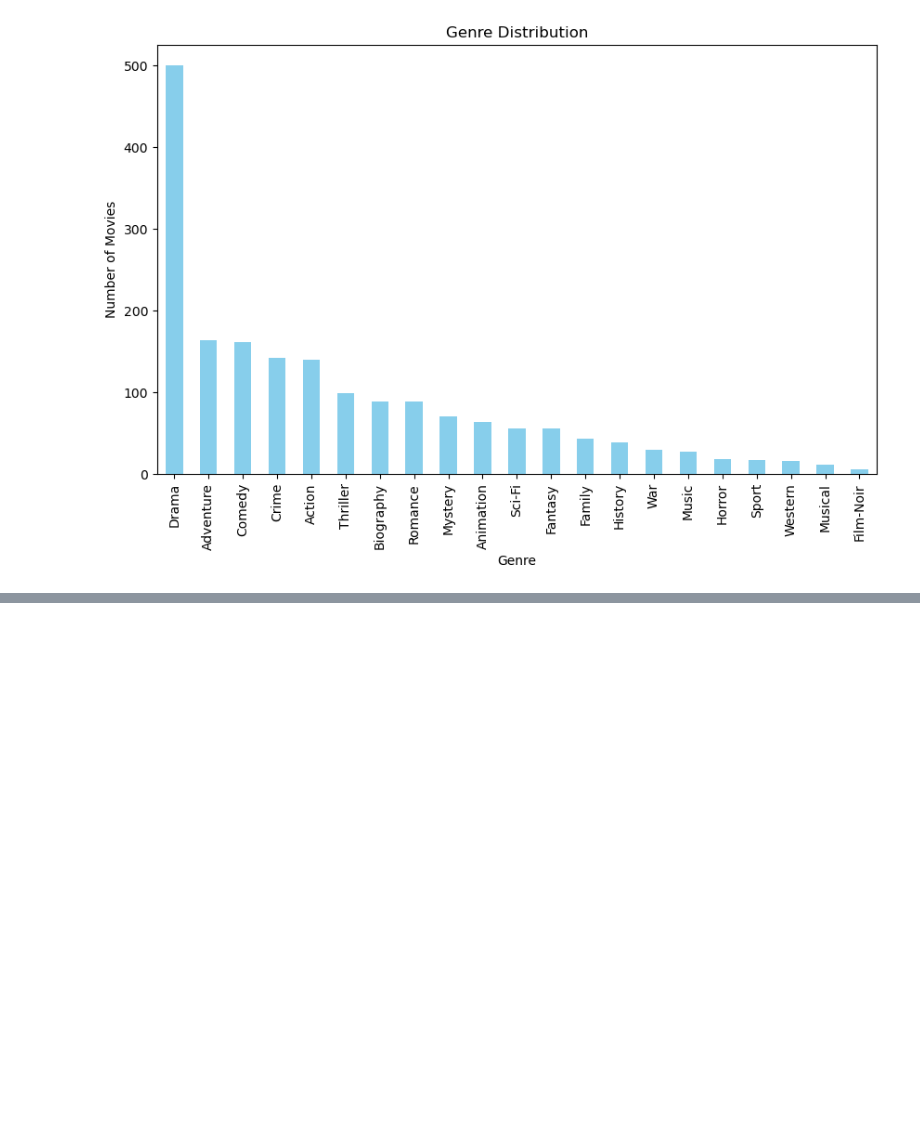
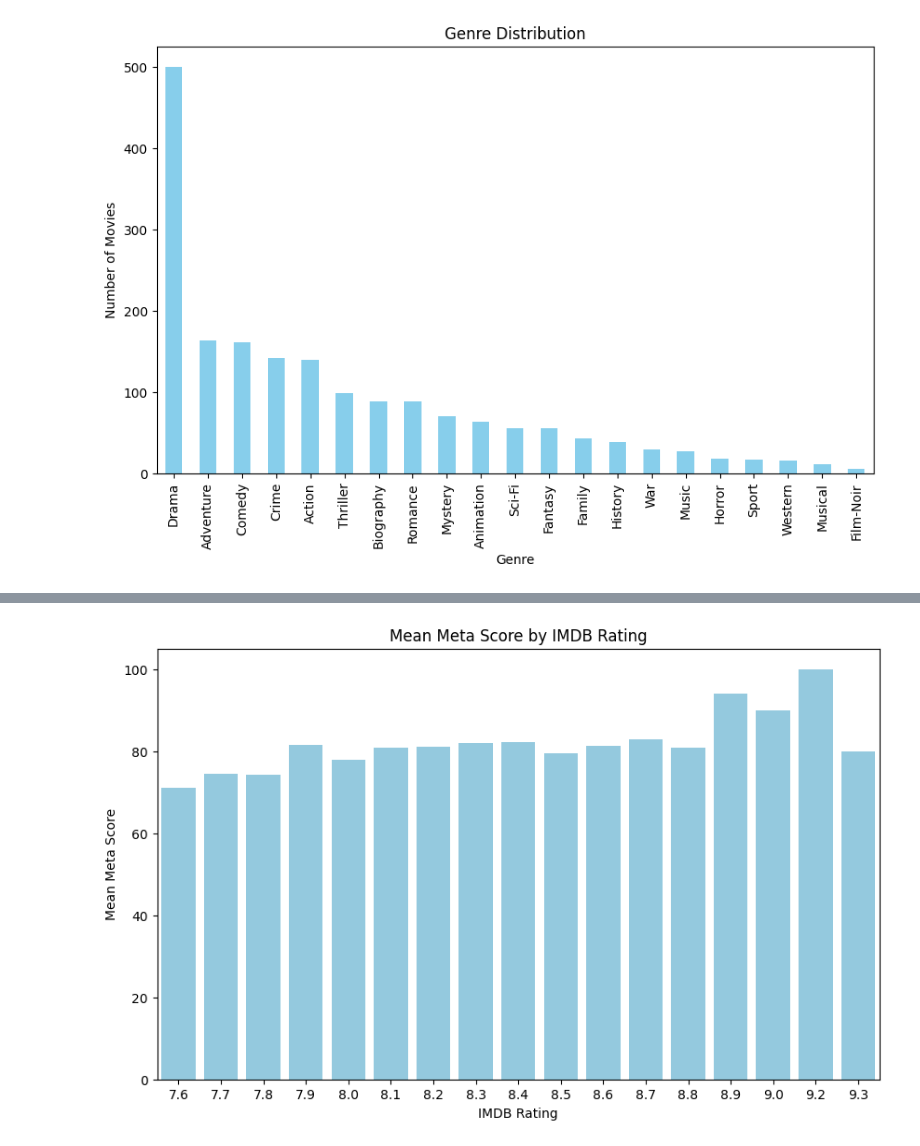
Before and after one commit to sarthaknepal/finalproject, a Jupyter notebook: updated code.ipynb, the cells around one changed output, grey strips where cells are left out. Drawn from its saved outputs; the diff is of its cells as text; code cells hidden in the pictures; blank space fills up the shorter version.

```diff
--- a/updated code.ipynb
+++ b/updated code.ipynb
@@ -133,0 +346,14 @@ df.to_csv('cleaned_dataset.csv', index=False)
+# %%
+# Scatter plot between IMDB_Rating and Meta_score
+# Aggregate data by IMDB_Rating and calculate mean Meta_score for each rating
+mean_meta_by_rating = df.groupby('IMDB_Rating')['Meta_score'].mean().reset_index()
+
+# Bar plot for IMDB Rating vs Mean Meta Score
+plt.figure(figsize=(10, 6))
+sns.barplot(x='IMDB_Rating', y='Meta_score', data=mean_meta_by_rating, color='skyblue')
+plt.title('Mean Meta Score by IMDB Rating')
+plt.xlabel('IMDB Rating')
+plt.ylabel('Mean Meta Score')
+plt.show()
+# %% [output]
+[figure, added]
```
Also changed, not shown: parts of 30 cells of this notebook.
